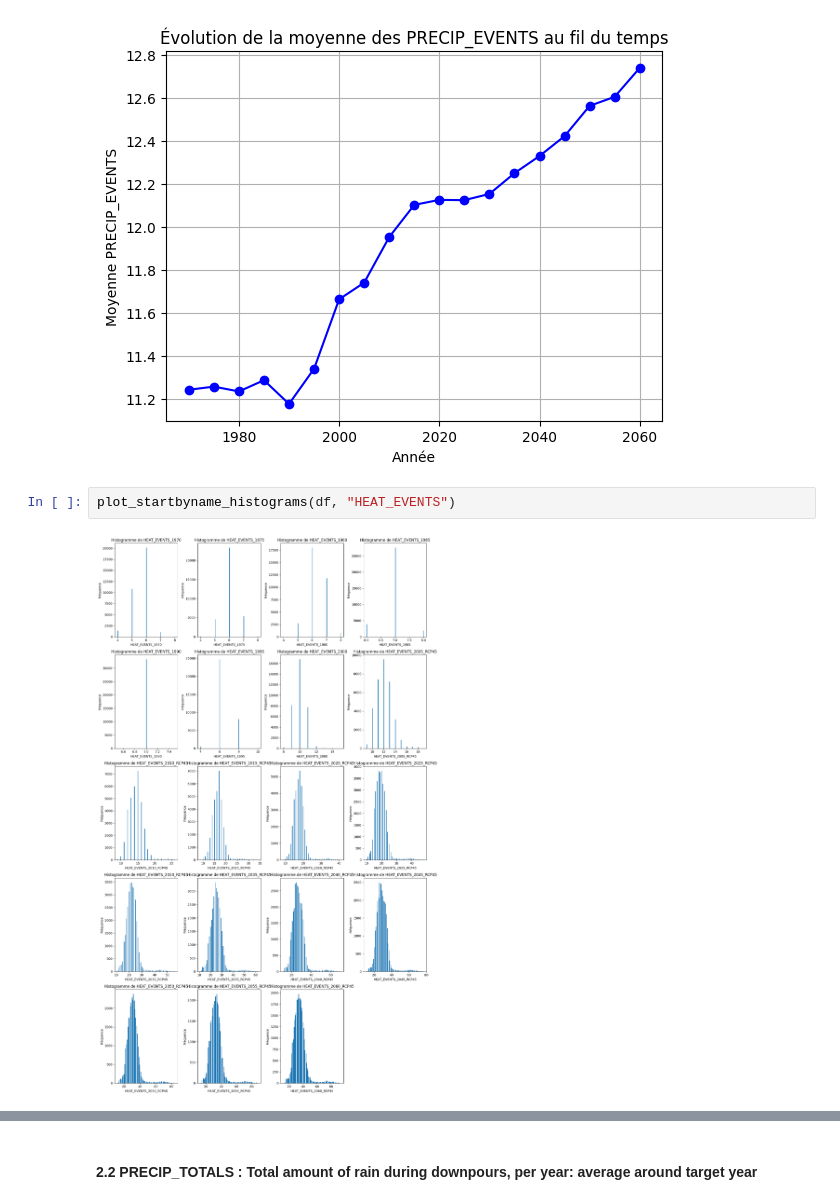
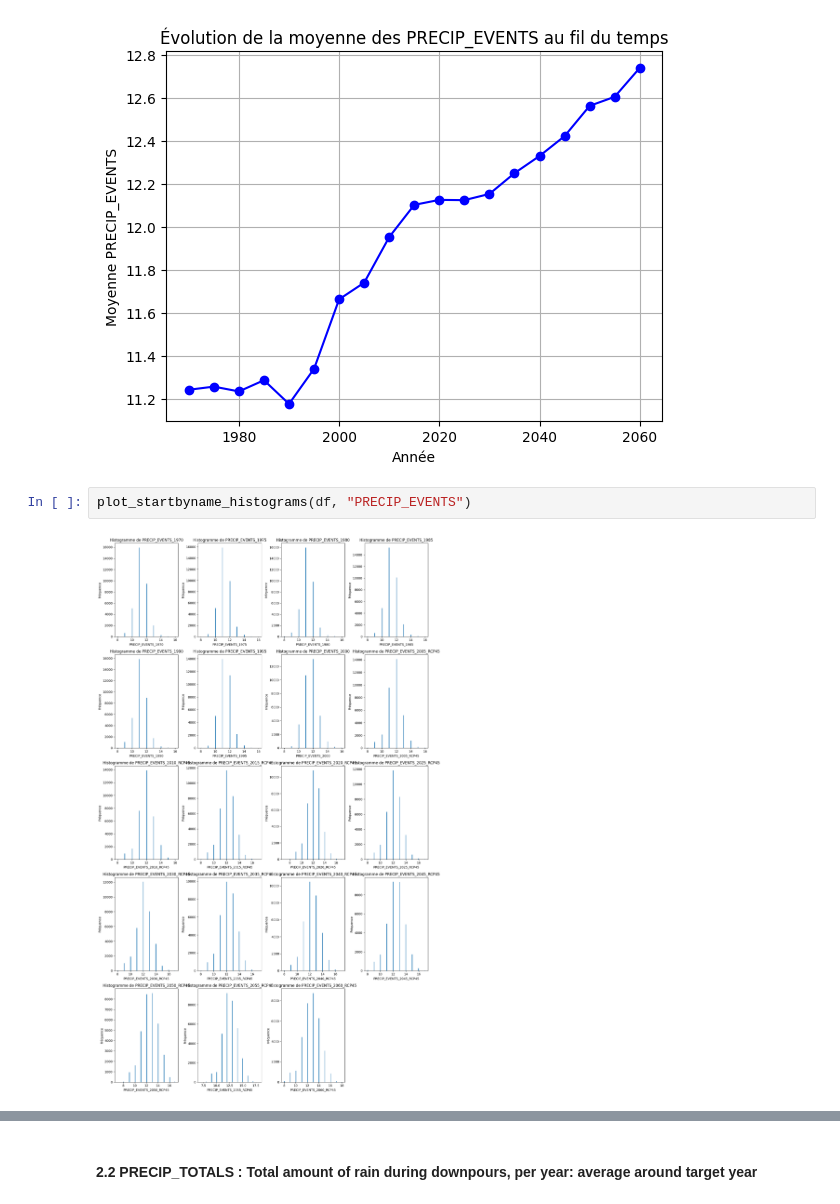
Before and after one commit to Askkip/StatAPP, a Jupyter notebook: US_Climate_Description_Statistics.ipynb, the cells around one changed output, grey strips where cells are left out. Drawn from its saved outputs; the diff is of its cells as text.

```diff
--- a/US_Climate_Description_Statistics.ipynb
+++ b/US_Climate_Description_Statistics.ipynb
@@ -308,6 +316,6 @@ plot_mean_over_time(df,"PRECIP_EVENTS")
 ['PRECIP_EVENTS_1970', 'PRECIP_EVENTS_1975', 'PRECIP_EVENTS_1980', 'PRECIP_EVENTS_1985', 'PRECIP_EVENTS_1990', 'PRECIP_EVENTS_1995', 'PRECIP_EVENTS_2000', 'PRECIP_EVENTS_2005_RCP45', 'PRECIP_EVENTS_20 ...
 [figure]
 # %%
-plot_startbyname_histograms(df, "HEAT_EVENTS")
+plot_startbyname_histograms(df, "PRECIP_EVENTS")
 # %% [output]
-[figure, old version]
+[figure, new version]
```
Also changed, not shown: parts of 8 cells of this notebook, 3 other files.
